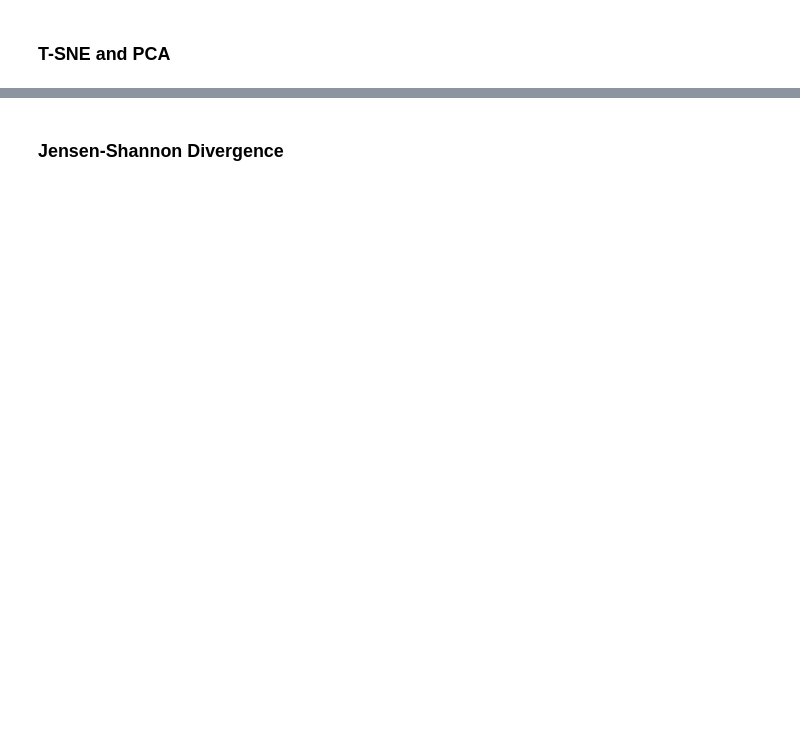
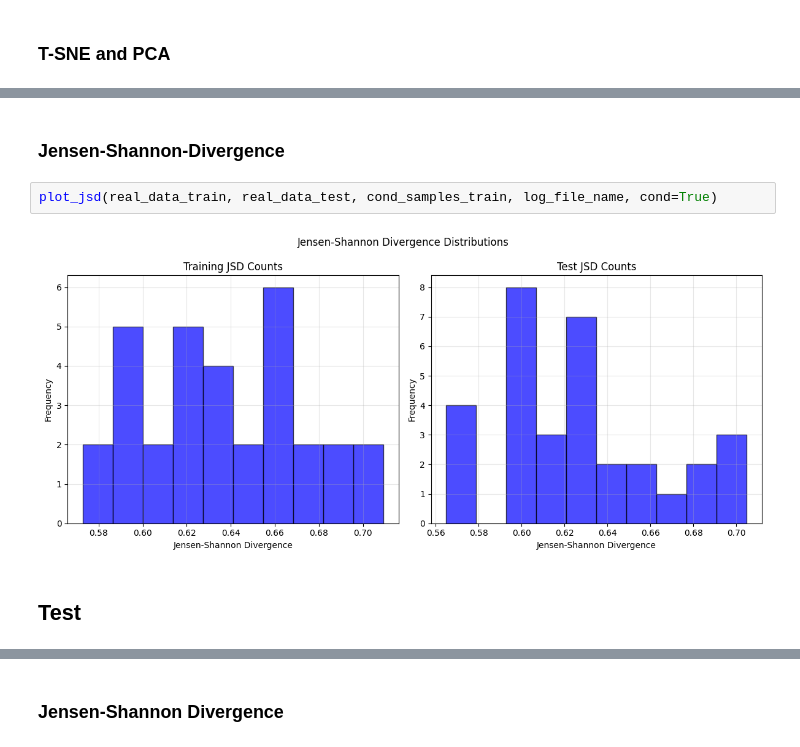
Before and after one commit to 4rn3/Thesis, a Jupyter notebook: src/main.ipynb, the cells around one changed output, grey strips where cells are left out. Cells and saved outputs as stored; diff of their text form; blank space fills up the shorter version.

```diff
--- a/src/main.ipynb
+++ b/src/main.ipynb
@@ -231,3 +252,11 @@ for idx, feature in enumerate(train_customer_ids):
+# %% [markdown]
+### Jensen-Shannon-Divergence
+# %%
+plot_jsd(real_data_train, real_data_test, cond_samples_train, log_file_name, cond=True)
+# %% [output]
+[figure, added]
+# %% [markdown]
+## Test
 # %%
 with torch.no_grad():
     cond_samples_test = ddpm.sample(real_cond_data_test.shape[0], real_cond_data_test.to(device))
```
Also changed, not shown: parts of 24 cells of this notebook, 1 other file.
